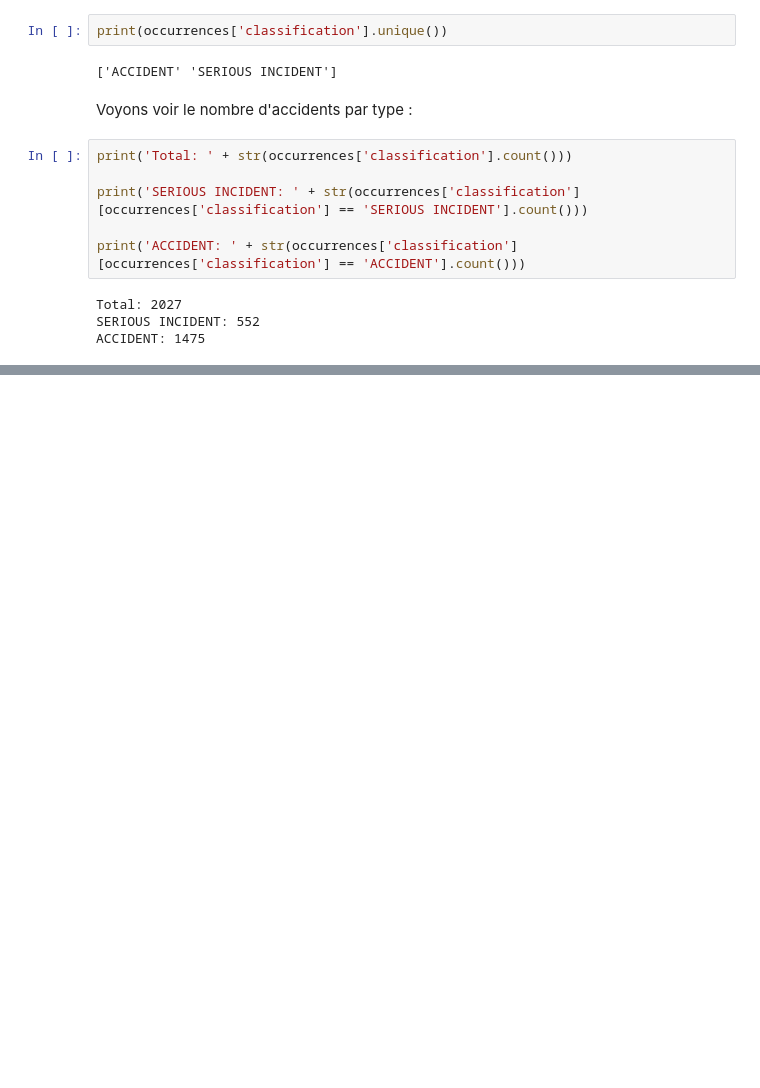
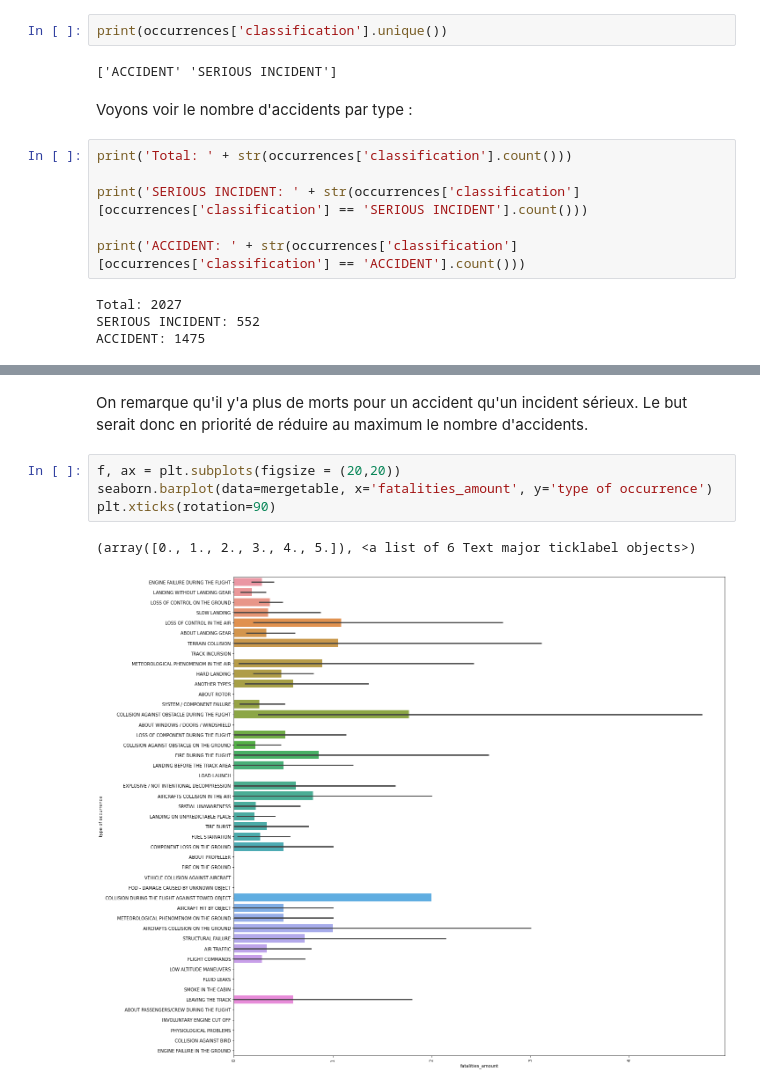
Before and after one commit to Ayoub-Moutaouakil/ProjetPythonDA, a Jupyter notebook: ProjetPythonDA.ipynb, the cells around one changed output, grey strips where cells are left out. Saved outputs shown, nothing was run; the diff lists cells and outputs as text; blank space fills up the shorter version.

```diff
--- a/ProjetPythonDA.ipynb
+++ b/ProjetPythonDA.ipynb
@@ -104,0 +102,9 @@ mergetable
+# %% [markdown]
+On remarque qu'il y'a plus de morts pour un accident qu'un incident sérieux. Le but serait donc en priorité de réduire au maximum le nombre d'accidents.
+# %%
+f, ax = plt.subplots(figsize = (20,20))
+seaborn.barplot(data=mergetable, x='fatalities_amount', y='type of occurrence')
+plt.xticks(rotation=90)
+# %% [output]
+(array([0., 1., 2., 3., 4., 5.]), <a list of 6 Text major ticklabel objects>)
+[figure, added]
```
Also changed, not shown: parts of 21 cells of this notebook.
